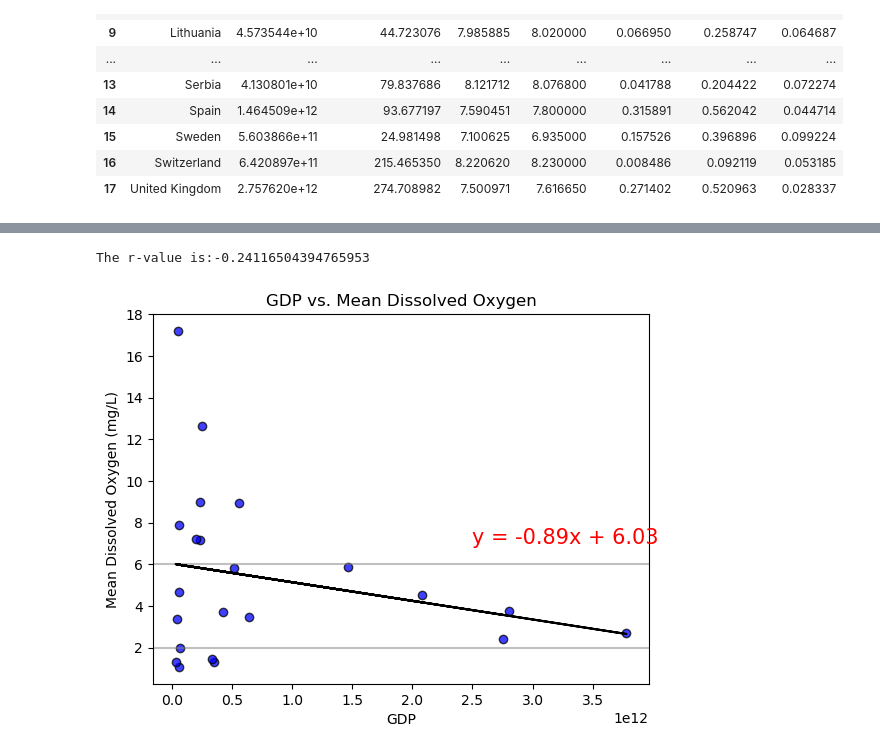
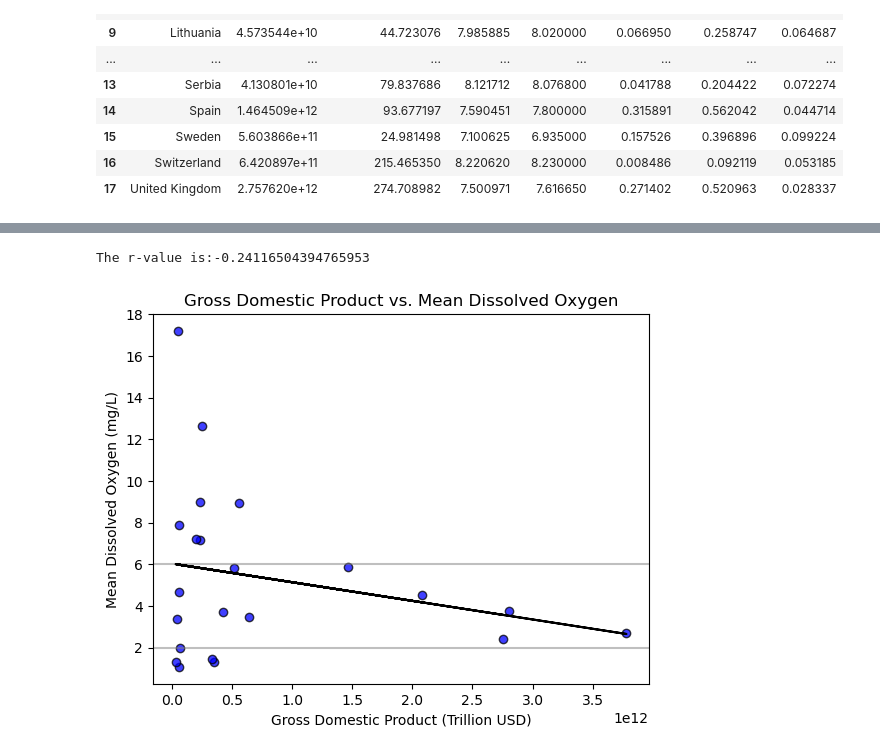
Before and after one commit to zhou0366/UMN_BootCamp_Project1_Group2, a Jupyter notebook: analysis.ipynb, the cells around one changed output, grey strips where cells are left out. Cells and saved outputs as stored; diff of their text form; code cells hidden in the pictures.

```diff
--- a/analysis.ipynb
+++ b/analysis.ipynb
@@ -319,12 +302,11 @@ Country_pH_Stats
 | 16 | Switzerland | 6.420897e+11 | 215.465350 | 8.220620 | 8.230000 | 0.008486 | 0.092119 | 0.053185 |
 | 17 | United Kingdom | 2.757620e+12 | 274.708982 | 7.500971 | 7.616650 | 0.271402 | 0.520963 | 0.028337 |
 # %%
-def LinReg(x_data, y_data, annotate_position):
+def LinReg(x_data, y_data):
     slope, intercept, r, p, std_err=st.linregress(x_data, y_data)
     fit=slope*x_axis+intercept
     plt.plot(x_data, fit, '-', color='black', )
     line_eq = "y = " + str(round(slope*1000000000000,2)) + "x + " + str(round(intercept,2))
-    plt.annotate(line_eq,(annotate_position),fontsize=15,color="red")
     print(f'The r-value is:{r}')
 # %%
 # Build scatter plot with regression line for GDP vs Mean Temp
@@ -363,18 +343,17 @@ The r-value is:0.0738574309602054
 # %%
 # Build scatter plot with regression line for GDP vs Dissolved 0xygen
 x_axis=Country_O2_Stats['GDP']
 y_axis=Country_O2_Stats['Mean O2']
 plt.axhline(y=6, color='gray', linestyle='-', alpha=0.5)
 plt.axhline(y=2, color='gray', linestyle='-', alpha=0.5)
 plt.scatter(x_axis, y_axis, marker='o', facecolors='blue', edgecolors='black', alpha=0.75)
-Poss=2.5e12, 7
-LinReg(x_axis, y_axis, Poss)
-plt.title('GDP vs. Mean Dissolved Oxygen')
-plt.xlabel('GDP')
+LinReg(x_axis, y_axis)
+plt.title('Gross Domestic Product vs. Mean Dissolved Oxygen')
+plt.xlabel('Gross Domestic Product (Trillion USD)')
 plt.ylabel('Mean Dissolved Oxygen (mg/L)')
 # Save the figure
 # plt.savefig("output_data/GDP_MeanO2_ScatterRegression.png")
 plt.show()
 # %% [output]
 The r-value is:-0.24116504394765953
-[figure, old version]
+[figure, new version]
```
Also changed, not shown: parts of 3 cells of this notebook, 2 other files.
